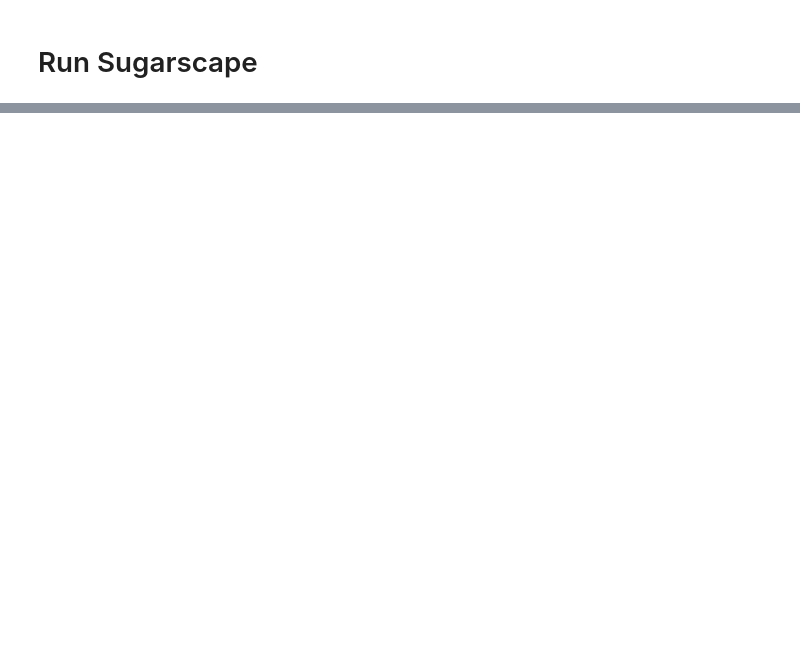
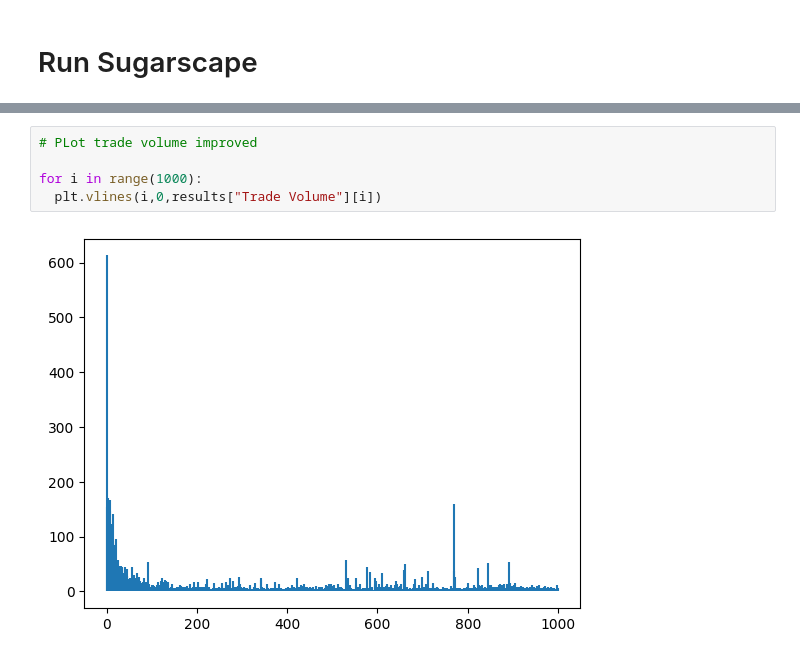
Before and after one commit to batemanrichard/ABMs_in_Python_with_Mesa, a Jupyter notebook: MesaTutorial.ipynb, the cells around one changed output, grey strips where cells are left out. Drawn from its saved outputs; the diff is of its cells as text; blank space fills up the shorter version.

```diff
--- a/MesaTutorial.ipynb
+++ b/MesaTutorial.ipynb
@@ -257,0 +702,7 @@ model.run_model(step_count = 5)
+# %%
+# PLot trade volume improved
+
+for i in range(1000):
+  plt.vlines(i,0,results["Trade Volume"][i])
+# %% [output]
+[figure, added]
```
Also changed, not shown: parts of 16 cells of this notebook.
